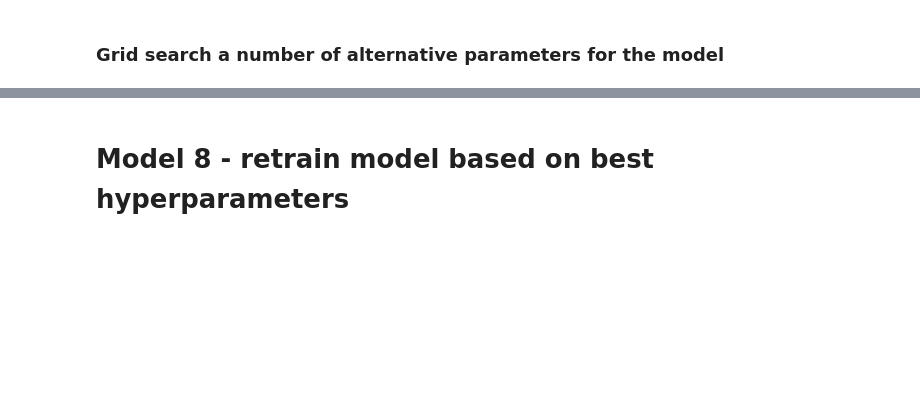
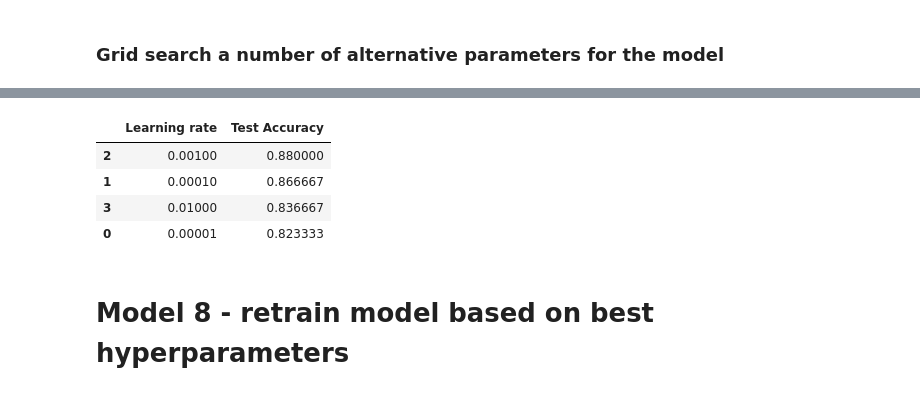
Before and after one commit to JRThurman01/ApplesToApples, a Jupyter notebook: Modelling1.ipynb, the cells around one changed output, grey strips where cells are left out. Cells and saved outputs as stored; diff of their text form; code cells hidden in the pictures; blank space fills up the shorter version.

Commit message:
Added optimizer parameter tuning

```diff
--- a/Modelling1.ipynb
+++ b/Modelling1.ipynb
@@ -743,12 +746,12 @@ model7.model.save_weights(path_weights)
 ### Grid search a number of alternative parameters for the model
 # %%
 #Number of repeats for averaging:
-repeats=3
+repeats=1
 
 featureModels = [#"https://tfhub.dev/google/imagenet/mobilenet_v2_035_128/feature_vector/2",
                 "https://tfhub.dev/google/imagenet/mobilenet_v2_050_128/feature_vector/2",
-                "https://tfhub.dev/google/imagenet/mobilenet_v2_075_128/feature_vector/2"]#,
-                #"https://tfhub.dev/google/imagenet/mobilenet_v2_100_128/feature_vector/2"]
+                "https://tfhub.dev/google/imagenet/mobilenet_v2_075_128/feature_vector/2",
+                "https://tfhub.dev/google/imagenet/mobilenet_v2_100_128/feature_vector/2"]
 
 results = []
 counter=0
@@ -765,7 +768,7 @@ for dropout1 in [0.1,0.2,0.3]:
                     model_results = model.get_results(X_flickr_subset_train, y_flickr_subset_train,
                                                  X_flickr_subset_val, y_flickr_subset_val,
                                                  X_flickr_subset_test, y_flickr_subset_test, verbose=0)
-                    print('Model'+ counter, 'Test Accuracy: ' model_results['Test Accuracy'])
+                    print('Model : {}' .format(counter), 'Test Accuracy : {} ' .format(100*round(model_results['Test Accuracy'],3)))
                     results.append(model_results)
                     K.clear_session() #reduces the memory footprint
                     tf.reset_default_graph() #reduces the memory footprint
@@ -823,0 +810,17 @@ grouped_results.sort_values('Test Accuracy', ascending=False).head()
+# %%
+results = []
+counter=0
+for learningRate in [10**x for x in range(-5,-1)] :
+    optimiser = Adam(lr=learningRate)
+    model = TransferLearningModel(OUTPUTSHAPEFLICKRSUBSET)
+    model.compile_model(optimiser)
+    model_results = model.get_results(X_flickr_subset_train, y_flickr_subset_train,
+                                 X_flickr_subset_val, y_flickr_subset_val,
+                                 X_flickr_subset_test, y_flickr_subset_test, verbose=0)
+    print('Model : {}' .format(counter), 'Test Accuracy : {} ' .format(100*round(model_results['Test Accuracy'],3)))
+    results.append({'Learning rate':learningRate,
+                     'Test Accuracy': model_results['Test Accuracy']})
+    K.clear_session() #reduces the memory footprint
+    tf.reset_default_graph() #reduces the memory footprint
+
+results = pd.DataFrame(results)
@@ -824,3 +840,14 @@ grouped_results.sort_values('Test Accuracy', ascending=False).head()
+# %%
+results = pd.DataFrame(results) #
+results.to_csv('hyper-param_optimiser.csv', sep='\t')
+# %%
+results.sort_values('Test Accuracy', ascending=False)
+# %% [output]
+|  | Learning rate | Test Accuracy |
+| 2 | 0.00100 | 0.880000 |
+| 1 | 0.00010 | 0.866667 |
+| 3 | 0.01000 | 0.836667 |
+| 0 | 0.00001 | 0.823333 |
 # %% [markdown]
 # Model 8 - retrain model based on best hyperparameters
 # %%
```
Also changed, not shown: parts of 37 cells of this notebook, 22 other files.
